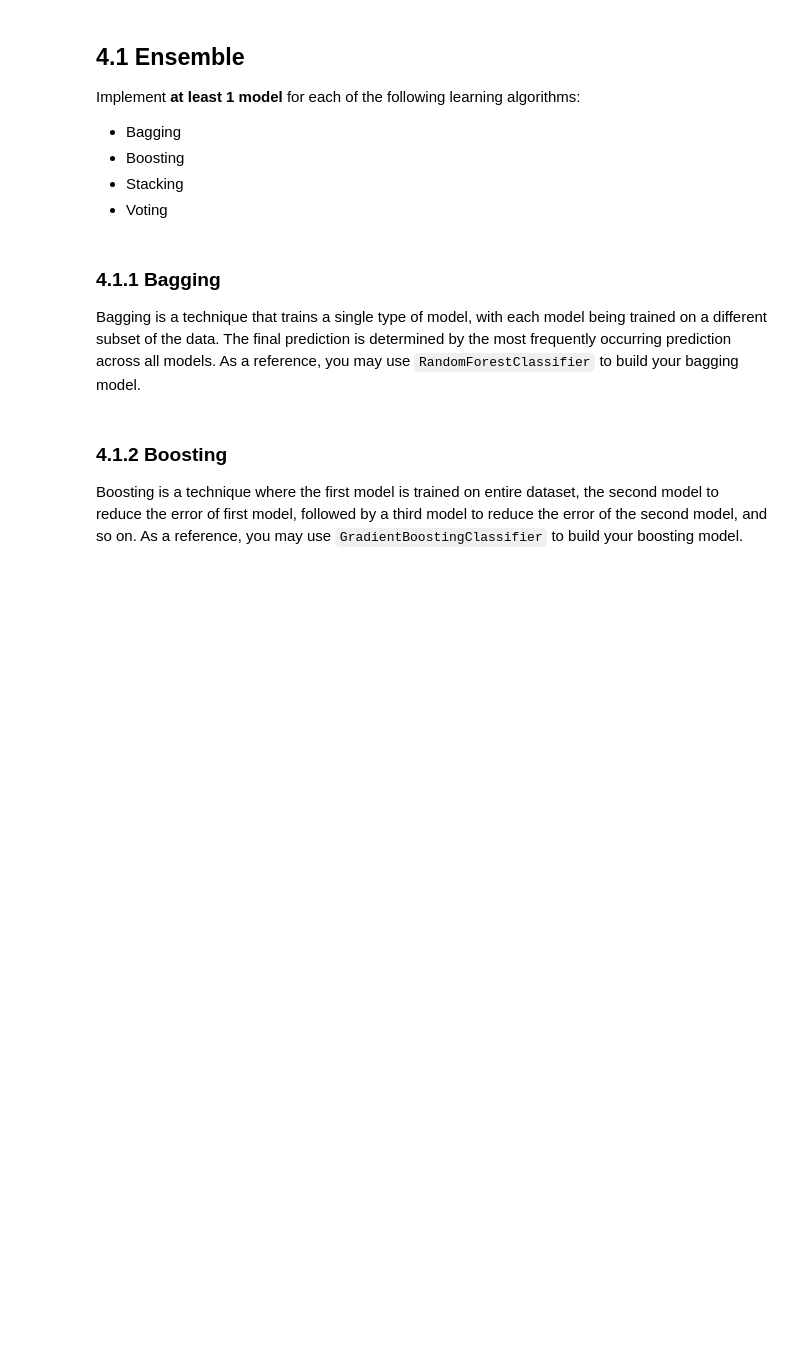
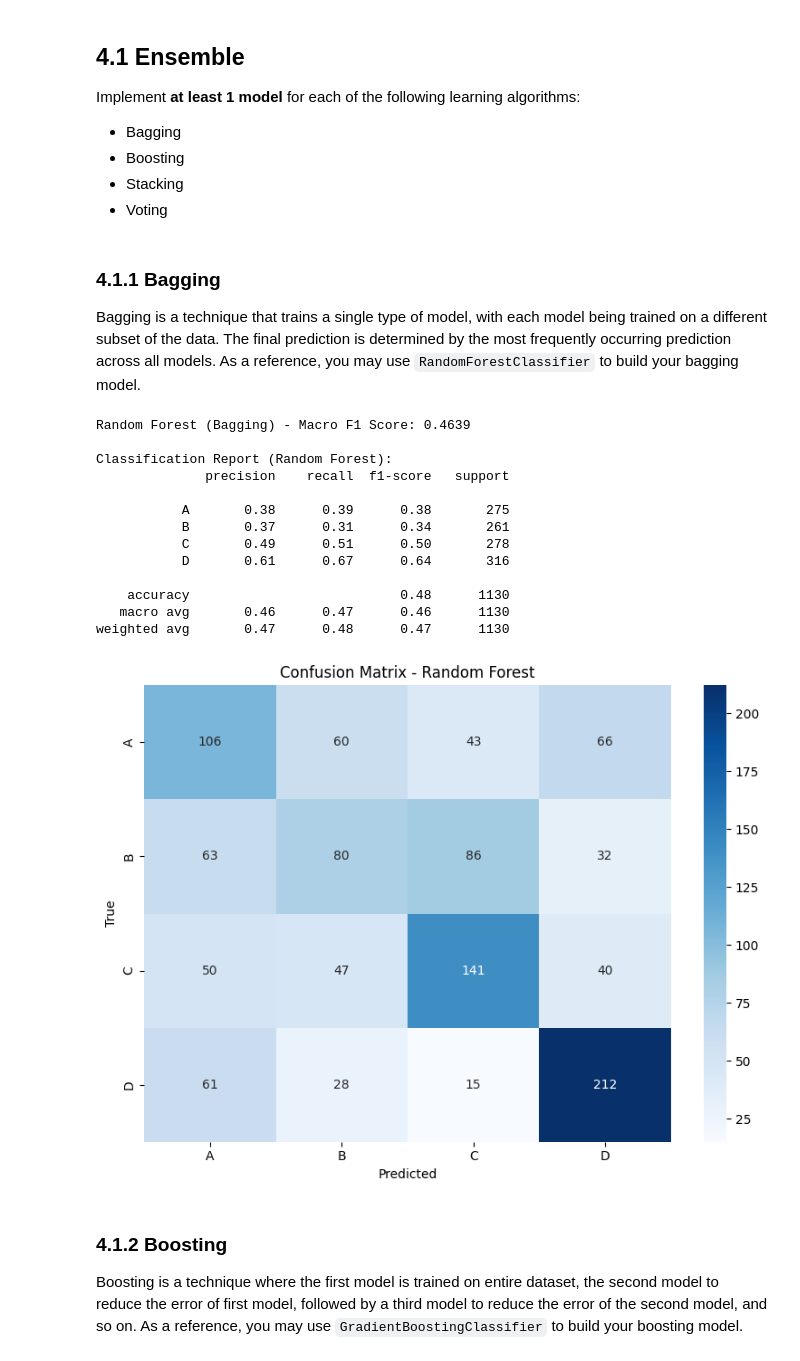
Before and after one commit to shafiqIrv/Praktikum-1, a Jupyter notebook: IF3270_Pembelajaran_Mesin___Praktikum_Notebook.ipynb, the cells around one changed output. Cells and saved outputs as stored; diff of their text form; code cells hidden in the pictures; blank space fills up the shorter version.

```diff
--- a/IF3270_Pembelajaran_Mesin___Praktikum_Notebook.ipynb
+++ b/IF3270_Pembelajaran_Mesin___Praktikum_Notebook.ipynb
@@ -239,3 +203,12 @@ Model Accuracy: 0.4841
+# %%
+# Combine preprocessing steps
+preprocessor = ColumnTransformer(
+    transformers=[
+        ('num', numerical_transformer, numerical_features),
+        ('cat', categorical_transformer, categorical_features)
+    ],
+    remainder='drop'  # Drop ID column
+)
 # %% [markdown]
 or create your own here
 # %%
@@ -274,3 +245,47 @@ Bagging is a technique that trains a single type of model, with each model being
+# %%
+rf_classifier = Pipeline(steps=[
+    ('preprocessor', preprocessor),
+    ('classifier', RandomForestClassifier(n_estimators=100, random_state=42))
+])
+
+# Train the model
+rf_classifier.fit(X_train, y_train)
+
+# Make predictions
+rf_predictions = rf_classifier.predict(X_val)
+
+# Evaluate the model
+rf_f1_macro = f1_score(y_val, rf_predictions, average='macro')
+print(f"Random Forest (Bagging) - Macro F1 Score: {rf_f1_macro:.4f}")
+
+# Display classification report
+print("\nClassification Report (Random Forest):")
+print(classification_report(y_val, rf_predictions))
+
+# Plot confusion matrix
+plt.figure(figsize=(8, 6))
+cm = confusion_matrix(y_val, rf_predictions)
+sns.heatmap(cm, annot=True, fmt='d', cmap='Blues', xticklabels=sorted(y.unique()), yticklabels=sorted(y.unique()))
+plt.title('Confusion Matrix - Random Forest')
+plt.xlabel('Predicted')
+plt.ylabel('True')
+plt.tight_layout()
+plt.show()
+# %% [output]
+Random Forest (Bagging) - Macro F1 Score: 0.4639
+
+Classification Report (Random Forest):
+              precision    recall  f1-score   support
+
+           A       0.38      0.39      0.38       275
+           B       0.37      0.31      0.34       261
+           C       0.49      0.51      0.50       278
+           D       0.61      0.67      0.64       316
+
+    accuracy                           0.48      1130
+   macro avg       0.46      0.47      0.46      1130
+weighted avg       0.47      0.48      0.47      1130
+[figure, added]
 # %% [markdown]
 ### 4.1.2 Boosting
 Boosting is a technique where the first model is trained on entire dataset, the second model to reduce the error of first model, followed by a third model to reduce the error of the second model, and so on. As a reference, you may use `GradientBoostingClassifier` to build your boosting model.
```
Also changed, not shown: parts of 28 cells of this notebook, 1 other file.
